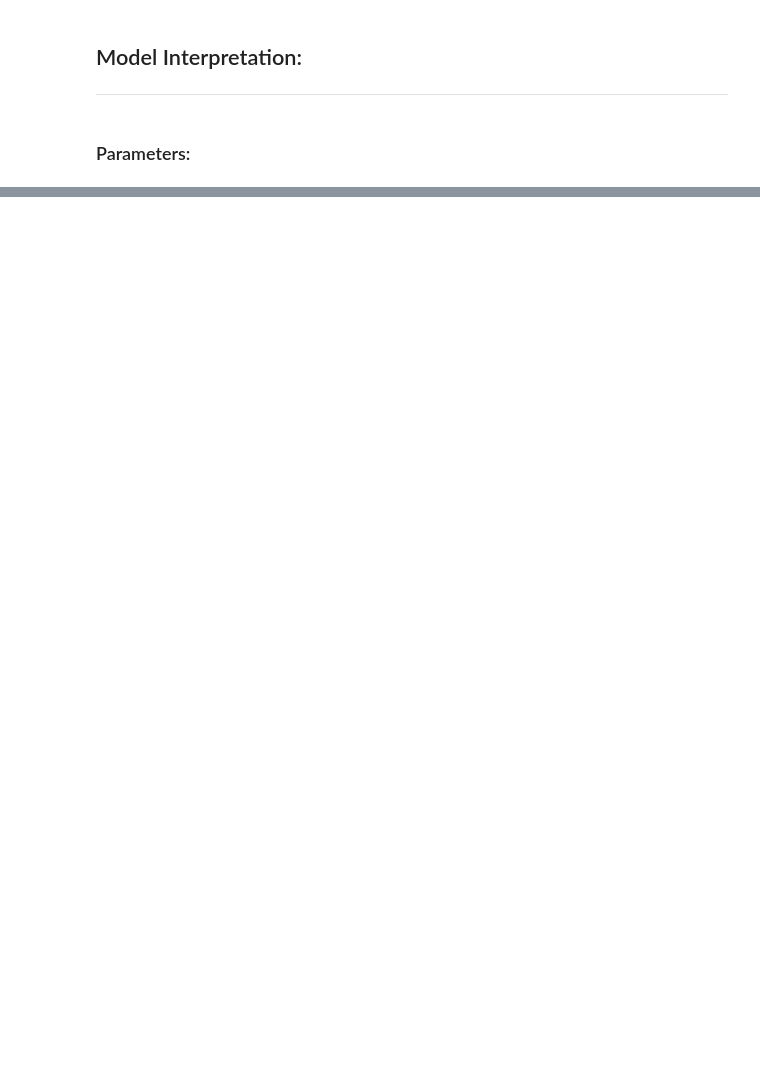
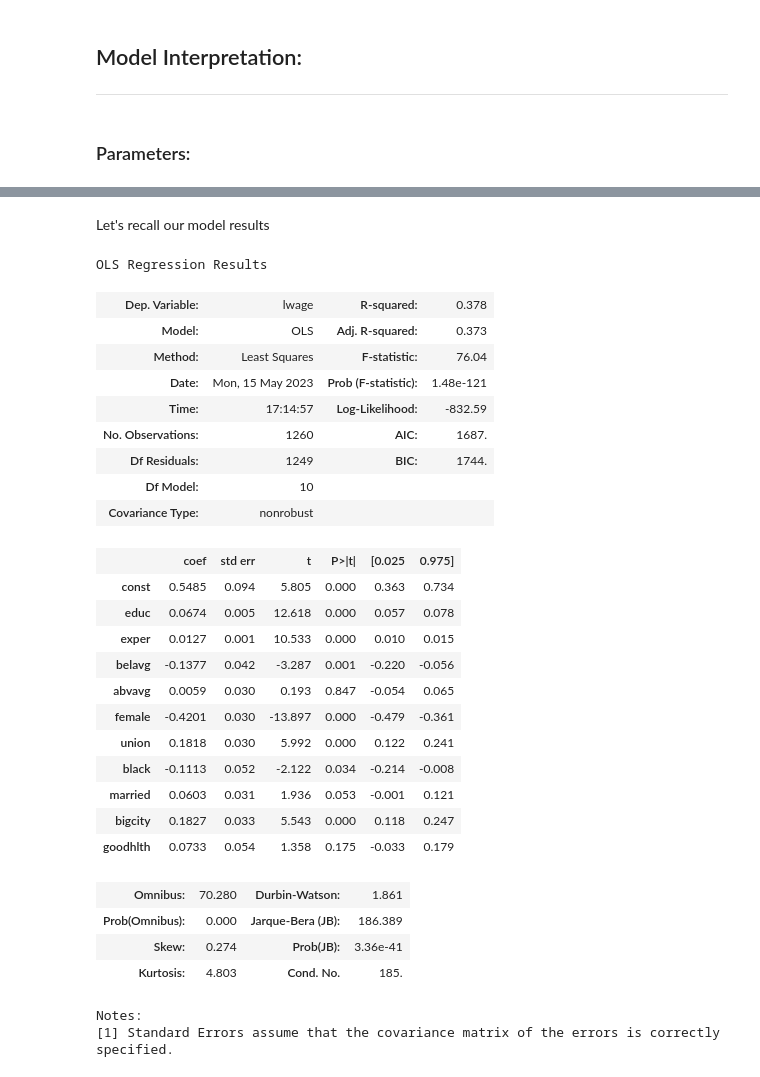
Before and after one commit to ViniNazato/LinearRegression, a Jupyter notebook: LinearRegression.ipynb, the cells around one changed output, grey strips where cells are left out. Drawn from its saved outputs; the diff is of its cells as text; code cells hidden in the pictures; blank space fills up the shorter version.

```diff
--- a/LinearRegression.ipynb
+++ b/LinearRegression.ipynb
@@ -196,0 +221,33 @@ In our Wooldridge example, we can see in the summary that our $R^2$ is 0.378  an
+# %% [markdown]
+Let's recall our model results
+# %%
+linear_model.summary()
+# %% [output]
+OLS Regression Results
+| Dep. Variable: | lwage | R-squared: | 0.378 |
+| Model: | OLS | Adj. R-squared: | 0.373 |
+| Method: | Least Squares | F-statistic: | 76.04 |
+| Date: | Mon, 15 May 2023 | Prob (F-statistic): | 1.48e-121 |
+| Time: | 17:14:57 | Log-Likelihood: | -832.59 |
+| No. Observations: | 1260 | AIC: | 1687. |
+| Df Residuals: | 1249 | BIC: | 1744. |
+| Df Model: | 10 |  |  |
+| Covariance Type: | nonrobust |  |  |
+|  | coef | std err | t | P>|t| | [0.025 | 0.975] |
+| const | 0.5485 | 0.094 | 5.805 | 0.000 | 0.363 | 0.734 |
+| educ | 0.0674 | 0.005 | 12.618 | 0.000 | 0.057 | 0.078 |
+| exper | 0.0127 | 0.001 | 10.533 | 0.000 | 0.010 | 0.015 |
+| belavg | -0.1377 | 0.042 | -3.287 | 0.001 | -0.220 | -0.056 |
+| abvavg | 0.0059 | 0.030 | 0.193 | 0.847 | -0.054 | 0.065 |
+| female | -0.4201 | 0.030 | -13.897 | 0.000 | -0.479 | -0.361 |
+| union | 0.1818 | 0.030 | 5.992 | 0.000 | 0.122 | 0.241 |
+| black | -0.1113 | 0.052 | -2.122 | 0.034 | -0.214 | -0.008 |
+| married | 0.0603 | 0.031 | 1.936 | 0.053 | -0.001 | 0.121 |
+| bigcity | 0.1827 | 0.033 | 5.543 | 0.000 | 0.118 | 0.247 |
+| goodhlth | 0.0733 | 0.054 | 1.358 | 0.175 | -0.033 | 0.179 |
+| Omnibus: | 70.280 | Durbin-Watson: | 1.861 |
+| Prob(Omnibus): | 0.000 | Jarque-Bera (JB): | 186.389 |
+| Skew: | 0.274 | Prob(JB): | 3.36e-41 |
+| Kurtosis: | 4.803 | Cond. No. | 185. |
+Notes:
+[1] Standard Errors assume that the covariance matrix of the errors is correctly specified.
```
Also changed, not shown: parts of 12 cells of this notebook, 1 other file.
